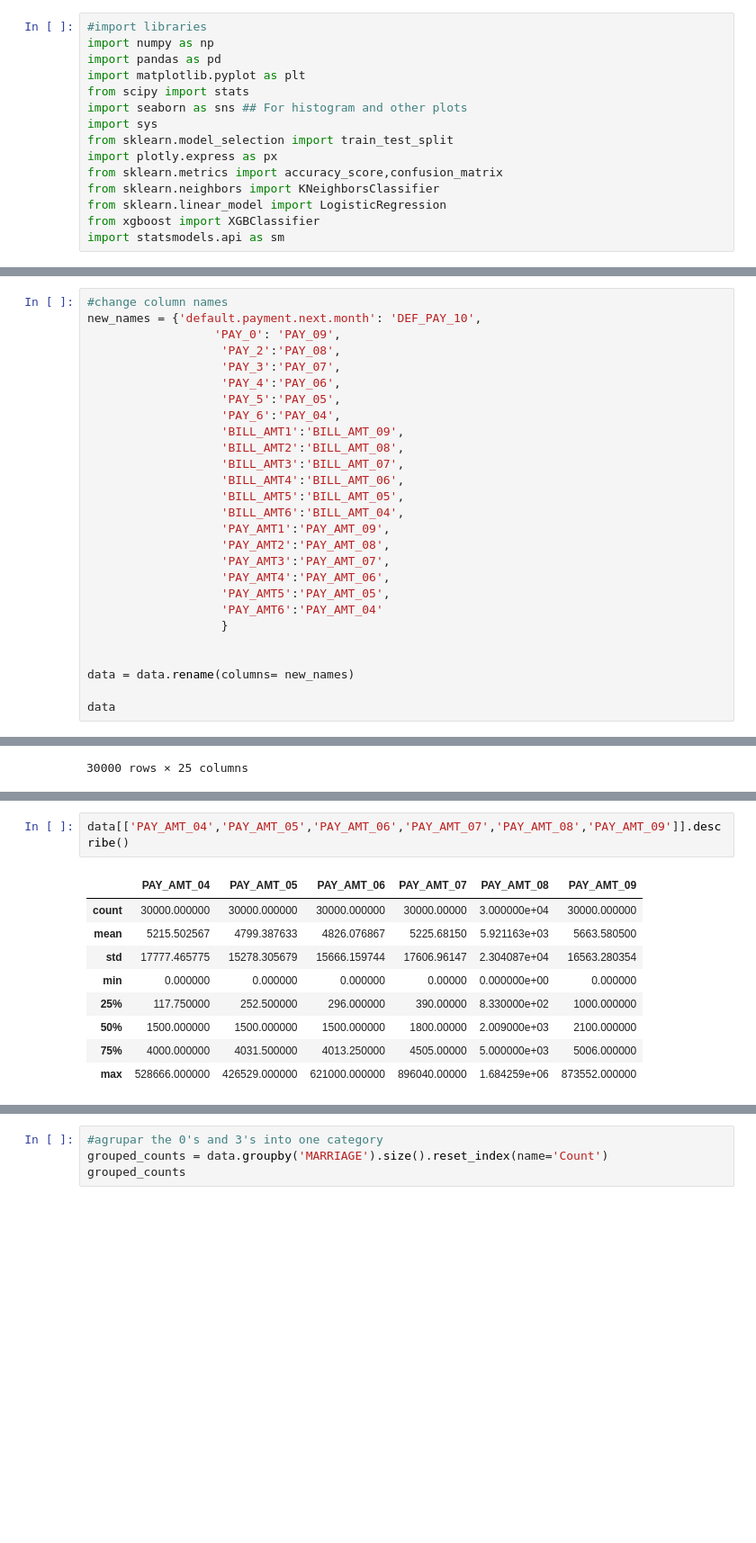
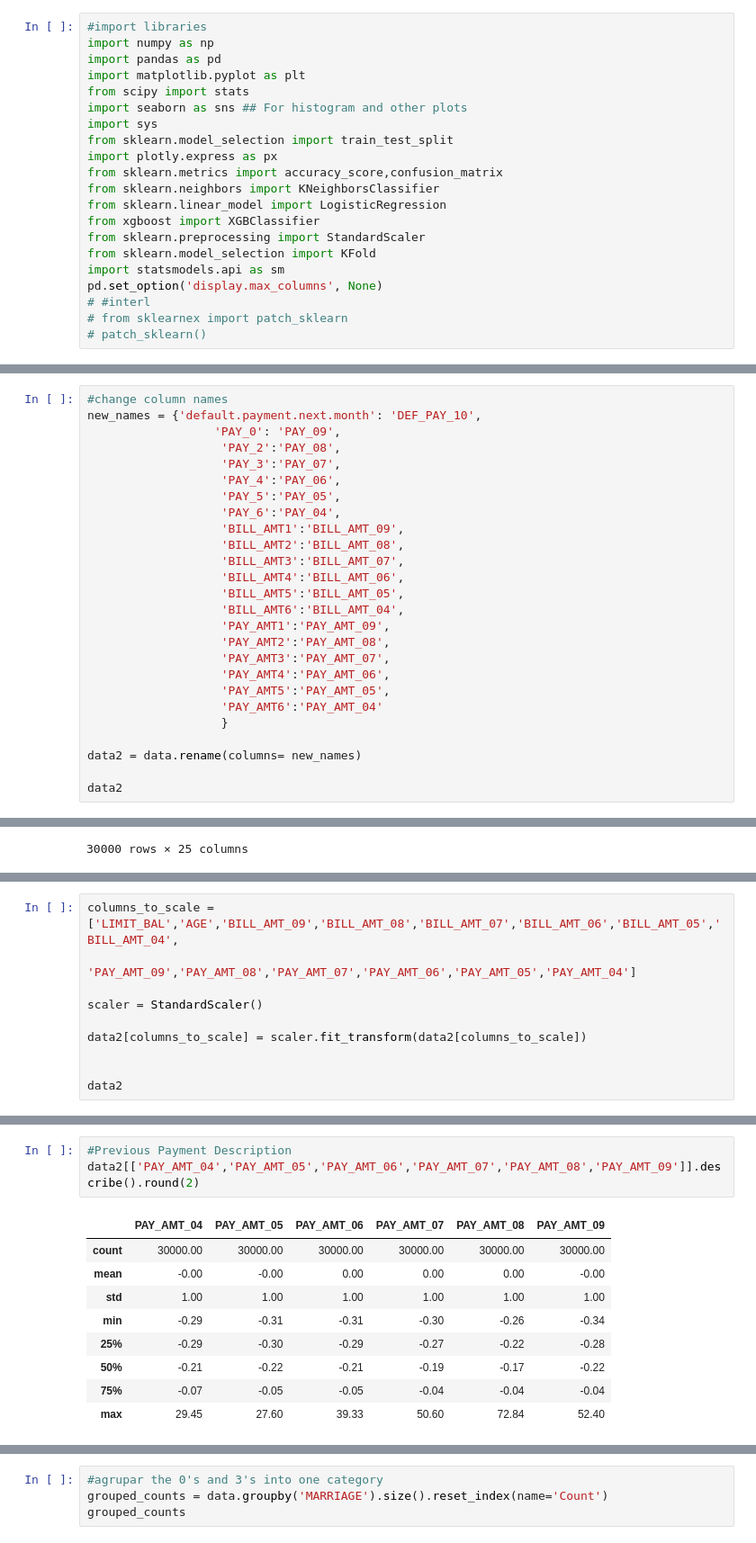
Before and after one commit to luisfizb/default_credit_card, a Jupyter notebook: Thesis.ipynb, the cells around one changed output, grey strips where cells are left out. Shown at 90% size. Cells and saved outputs as stored; diff of their text form; blank space fills up the shorter version.

```diff
--- a/Thesis.ipynb
+++ b/Thesis.ipynb
@@ -12,7 +12,13 @@ from sklearn.metrics import accuracy_score,confusion_matrix
 from sklearn.neighbors import KNeighborsClassifier
 from sklearn.linear_model import LogisticRegression
 from xgboost import XGBClassifier
+from sklearn.preprocessing import StandardScaler
+from sklearn.model_selection import KFold
 import statsmodels.api as sm
+pd.set_option('display.max_columns', None)
+# #interl
+# from sklearnex import patch_sklearn
+# patch_sklearn()
 # %%
 #import data
 path = r"C:\Users\20151\OneDrive - EDHEC\EDHEC\Thesis\Python Codes\Data"
@@ -49,10 +68,9 @@ new_names = {'default.payment.next.month': 'DEF_PAY_10',
                    'PAY_AMT6':'PAY_AMT_04'
                    }
 
+data2 = data.rename(columns= new_names)
 
-data = data.rename(columns= new_names)
-
-data
+data2
 # %% [output]
 |  | ID | LIMIT_BAL | SEX | EDUCATION | MARRIAGE | AGE | PAY_09 | PAY_08 | PAY_07 | PAY_06 | ... |
 | 0 | 1 | 20000.0 | 2 | 2 | 1 | 24 | 2 | 2 | -1 | -1 | ... |
@@ -69,0 +94,10 @@ data
+# %%
+columns_to_scale = ['LIMIT_BAL','AGE','BILL_AMT_09','BILL_AMT_08','BILL_AMT_07','BILL_AMT_06','BILL_AMT_05','BILL_AMT_04',
+                   'PAY_AMT_09','PAY_AMT_08','PAY_AMT_07','PAY_AMT_06','PAY_AMT_05','PAY_AMT_04']
+
+scaler = StandardScaler()
+
+data2[columns_to_scale] = scaler.fit_transform(data2[columns_to_scale])
+
+
+data2
@@ -146,12 +192,13 @@ data[[
 # %%
-data[['PAY_AMT_04','PAY_AMT_05','PAY_AMT_06','PAY_AMT_07','PAY_AMT_08','PAY_AMT_09']].describe()
+#Previous Payment Description
+data2[['PAY_AMT_04','PAY_AMT_05','PAY_AMT_06','PAY_AMT_07','PAY_AMT_08','PAY_AMT_09']].describe().round(2)
 # %% [output]
 |  | PAY_AMT_04 | PAY_AMT_05 | PAY_AMT_06 | PAY_AMT_07 | PAY_AMT_08 | PAY_AMT_09 |
-| count | 30000.000000 | 30000.000000 | 30000.000000 | 30000.00000 | 3.000000e+04 | 30000.000000 |
-| mean | 5215.502567 | 4799.387633 | 4826.076867 | 5225.68150 | 5.921163e+03 | 5663.580500 |
-| std | 17777.465775 | 15278.305679 | 15666.159744 | 17606.96147 | 2.304087e+04 | 16563.280354 |
-| min | 0.000000 | 0.000000 | 0.000000 | 0.00000 | 0.000000e+00 | 0.000000 |
-| 25% | 117.750000 | 252.500000 | 296.000000 | 390.00000 | 8.330000e+02 | 1000.000000 |
-| 50% | 1500.000000 | 1500.000000 | 1500.000000 | 1800.00000 | 2.009000e+03 | 2100.000000 |
-| 75% | 4000.000000 | 4031.500000 | 4013.250000 | 4505.00000 | 5.000000e+03 | 5006.000000 |
-| max | 528666.000000 | 426529.000000 | 621000.000000 | 896040.00000 | 1.684259e+06 | 873552.000000 |
+| count | 30000.00 | 30000.00 | 30000.00 | 30000.00 | 30000.00 | 30000.00 |
+| mean | -0.00 | -0.00 | 0.00 | 0.00 | 0.00 | -0.00 |
+| std | 1.00 | 1.00 | 1.00 | 1.00 | 1.00 | 1.00 |
+| min | -0.29 | -0.31 | -0.31 | -0.30 | -0.26 | -0.34 |
+| 25% | -0.29 | -0.30 | -0.29 | -0.27 | -0.22 | -0.28 |
+| 50% | -0.21 | -0.22 | -0.21 | -0.19 | -0.17 | -0.22 |
+| 75% | -0.07 | -0.05 | -0.05 | -0.04 | -0.04 | -0.04 |
+| max | 29.45 | 27.60 | 39.33 | 50.60 | 72.84 | 52.40 |
```
Also changed, not shown: parts of 76 cells of this notebook.
